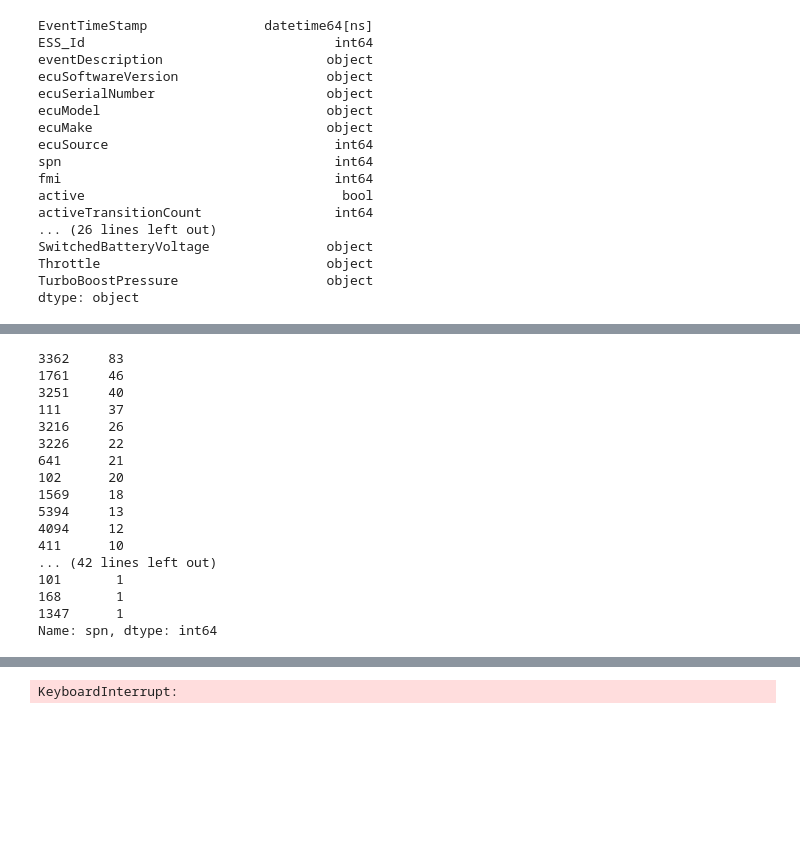
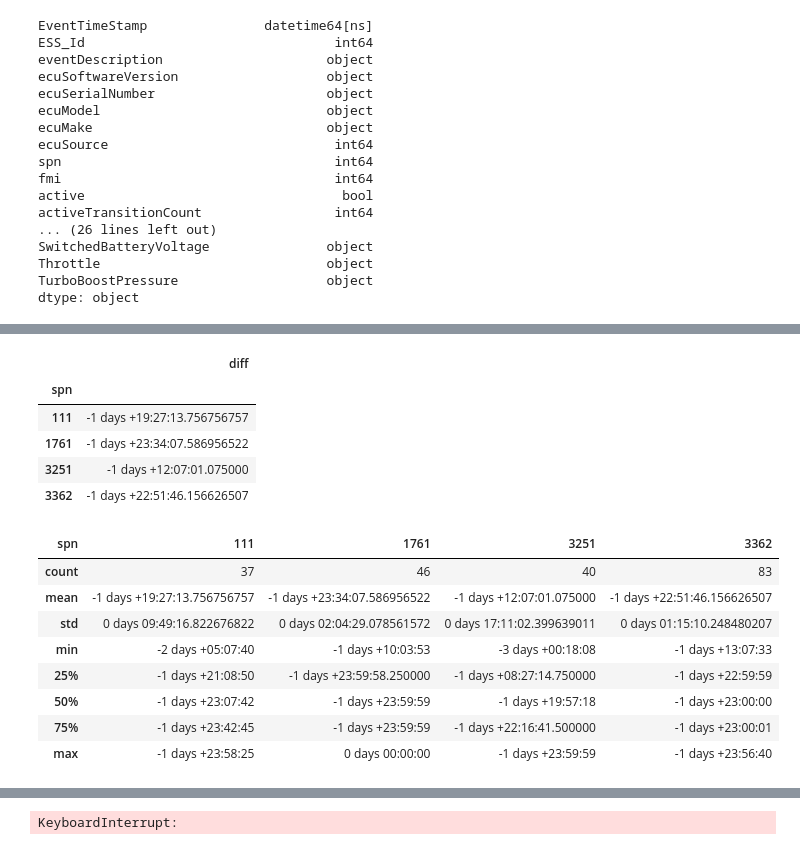
Before and after one commit to nss-data-science-cohort-5/big_g_express-the-index-out-of-rangers, a Jupyter notebook: notebooks/EDA_rolling.ipynb, the cells around one changed output, grey strips where cells are left out. Drawn from its saved outputs; the diff is of its cells as text; code cells hidden in the pictures; blank space fills up the shorter version.

```diff
--- a/notebooks/EDA_rolling.ipynb
+++ b/notebooks/EDA_rolling.ipynb
@@ -202,7 +252,7 @@ preceeding_error = original_time_pd_truck[:0]
 
 for i in derate_trucks_list:
     try:
-        pe = original_time_pd_truck[original_time_pd_truck['EquipmentID'] == i][-2:-1]
+        pe = original_time_pd_truck[original_time_pd_truck['EquipmentID'] == i][-4:-1]
     except:
         pass
     preceeding_error = pd.concat([preceeding_error, pe], ignore_index=True, sort=False)
@@ -209,23 +279,26 @@ for i in derate_trucks_list:
 # %%
-preceeding_error['spn'].value_counts()
+faults = [3362,3251,111,1761]
+
+preceeding_error[preceeding_error['spn'].isin(faults)].pivot_table(values='diff', index='spn')
 # %% [output]
-3362     83
-1761     46
-3251     40
-111      37
-3216     26
-3226     22
-641      21
-102      20
-1569     18
-5394     13
-4094     12
-411      10
-... (42 lines left out)
-101       1
-168       1
-1347      1
-Name: spn, dtype: int64
+|  | diff |
+| spn |  |
+| 111 | -1 days +19:27:13.756756757 |
+| 1761 | -1 days +23:34:07.586956522 |
+| 3251 | -1 days +12:07:01.075000 |
+| 3362 | -1 days +22:51:46.156626507 |
+# %%
+preceeding_error[preceeding_error['spn'].isin(faults)].pivot(index='EquipmentID', columns='spn', values='diff').describe()
+# %% [output]
+| spn | 111 | 1761 | 3251 | 3362 |
+| count | 37 | 46 | 40 | 83 |
+| mean | -1 days +19:27:13.756756757 | -1 days +23:34:07.586956522 | -1 days +12:07:01.075000 | -1 days +22:51:46.156626507 |
+| std | 0 days 09:49:16.822676822 | 0 days 02:04:29.078561572 | 0 days 17:11:02.399639011 | 0 days 01:15:10.248480207 |
+| min | -2 days +05:07:40 | -1 days +10:03:53 | -3 days +00:18:08 | -1 days +13:07:33 |
+| 25% | -1 days +21:08:50 | -1 days +23:59:58.250000 | -1 days +08:27:14.750000 | -1 days +22:59:59 |
+| 50% | -1 days +23:07:42 | -1 days +23:59:59 | -1 days +19:57:18 | -1 days +23:00:00 |
+| 75% | -1 days +23:42:45 | -1 days +23:59:59 | -1 days +22:16:41.500000 | -1 days +23:00:01 |
+| max | -1 days +23:58:25 | 0 days 00:00:00 | -1 days +23:59:59 | -1 days +23:56:40 |
 # %%
 truck_template = truck_template.sort_index()
 truck_template['NewDateID'] = pd.to_datetime('2000-01-1 01:00:00', format='%Y-%m-%d %H:%M:%S')
```
Also changed, not shown: parts of 11 cells of this notebook, 1 other file.
